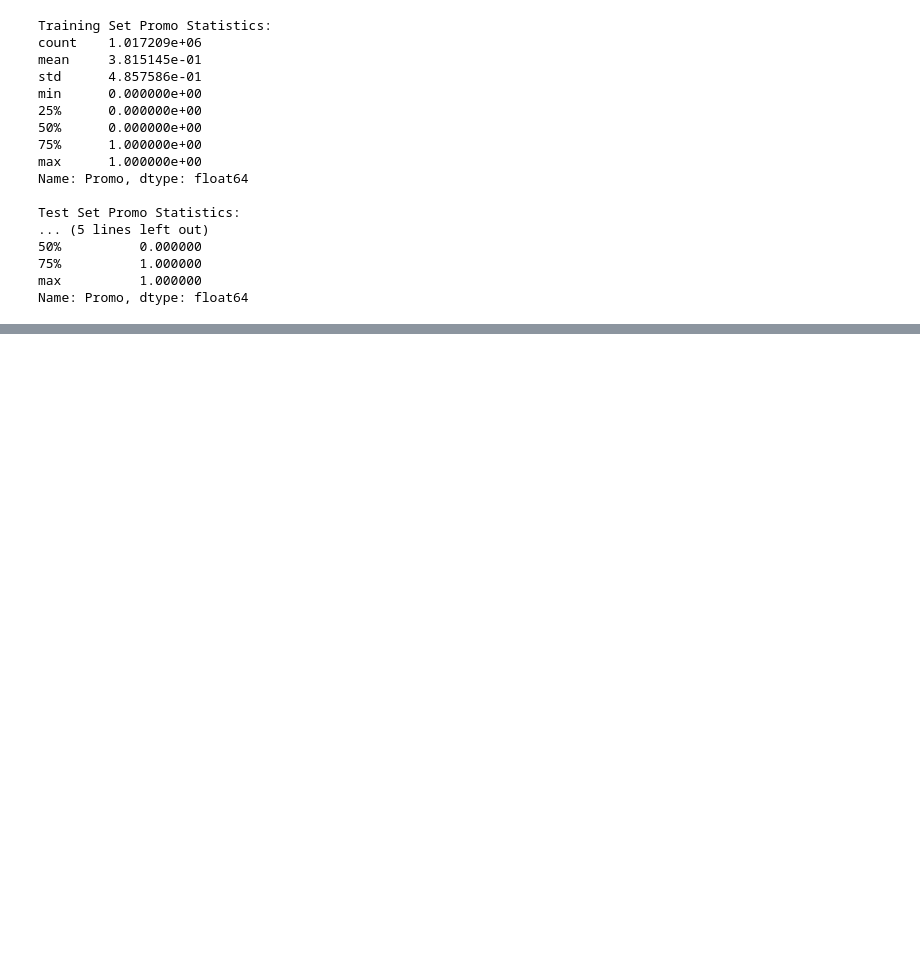
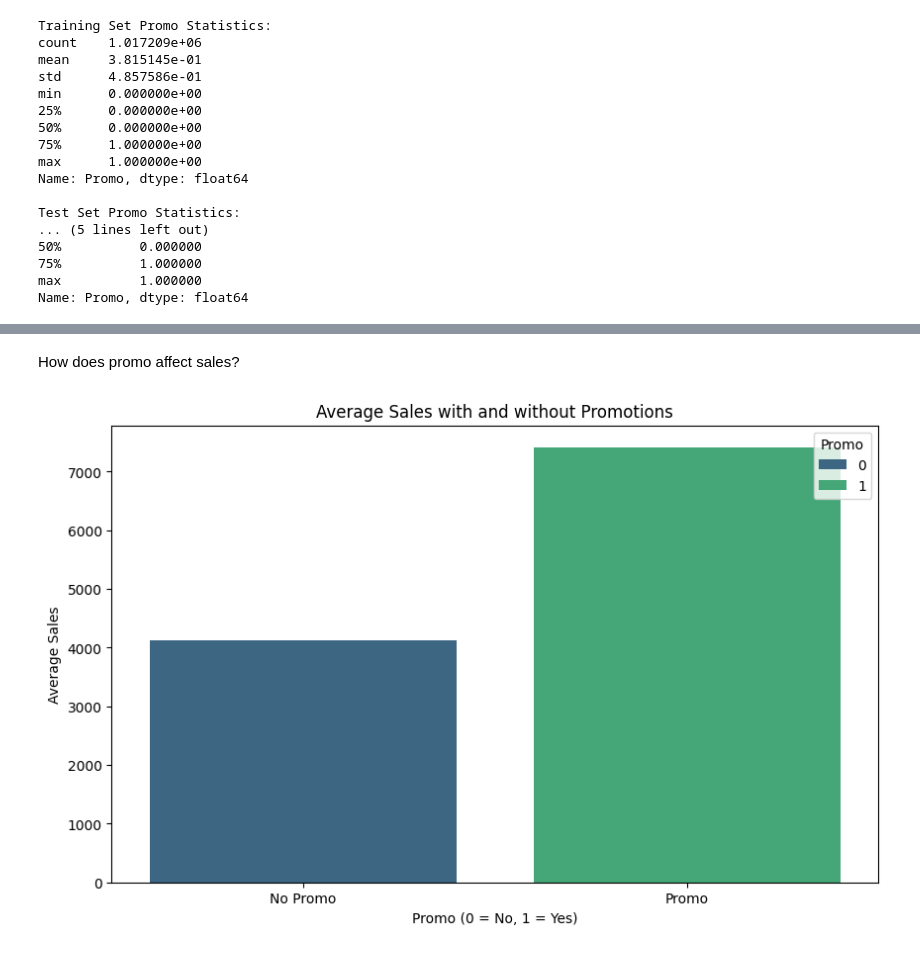
Before and after one commit to medhanittes/Rossmann_Pharma, a Jupyter notebook: notebook/exploration.ipynb, the cells around one changed output, grey strips where cells are left out. Saved outputs shown, nothing was run; the diff lists cells and outputs as text; code cells hidden in the pictures; blank space fills up the shorter version.

```diff
--- a/notebook/exploration.ipynb
+++ b/notebook/exploration.ipynb
@@ -123,0 +248,14 @@ Name: Promo, dtype: float64
+# %% [markdown]
+ How does promo affect sales?
+# %%
+# Visualize average sales during promotions
+plt.figure(figsize=(10, 6))
+sns.barplot(data=promo_sales, x='Promo', y='Sales', hue='Promo', palette='viridis', dodge=False)
+plt.title('Average Sales with and without Promotions')
+plt.xlabel('Promo (0 = No, 1 = Yes)')
+plt.ylabel('Average Sales')
+plt.xticks([0, 1], ['No Promo', 'Promo'])
+plt.legend(title='Promo', loc='upper right')  # Optional: add legend if needed
+plt.show()
+# %% [output]
+[figure, added]
```
Also changed, not shown: parts of 21 cells of this notebook.
